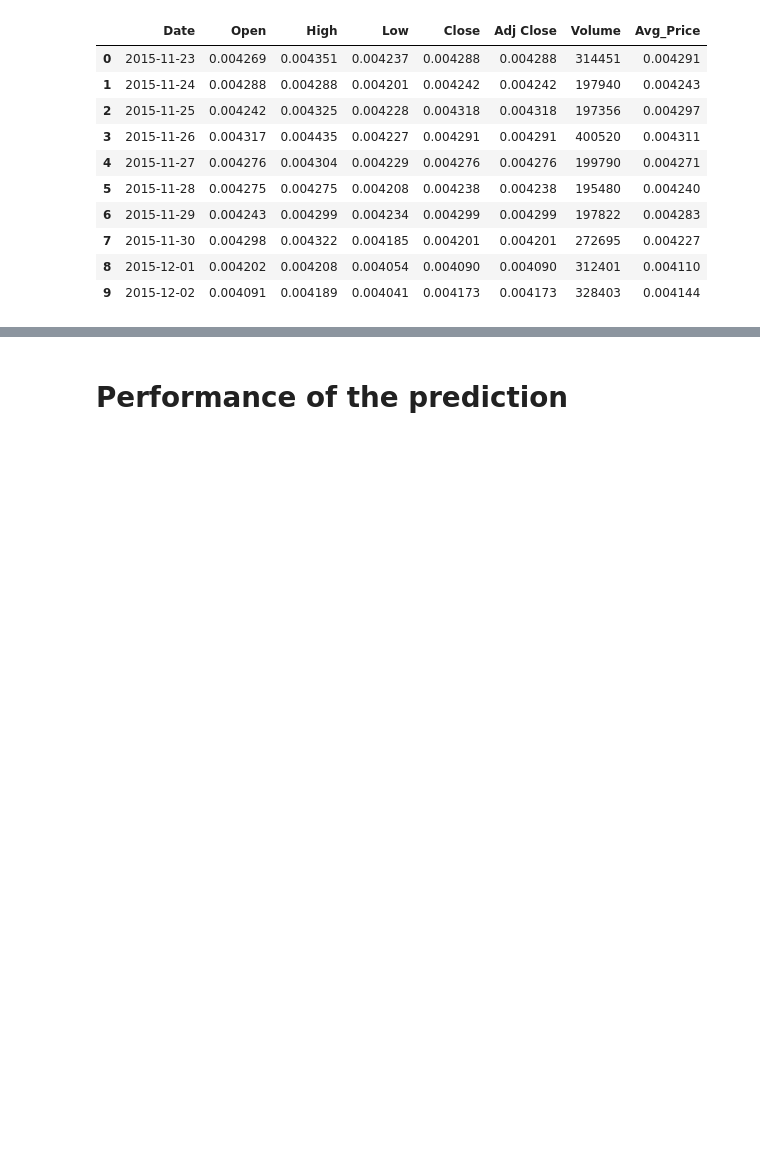
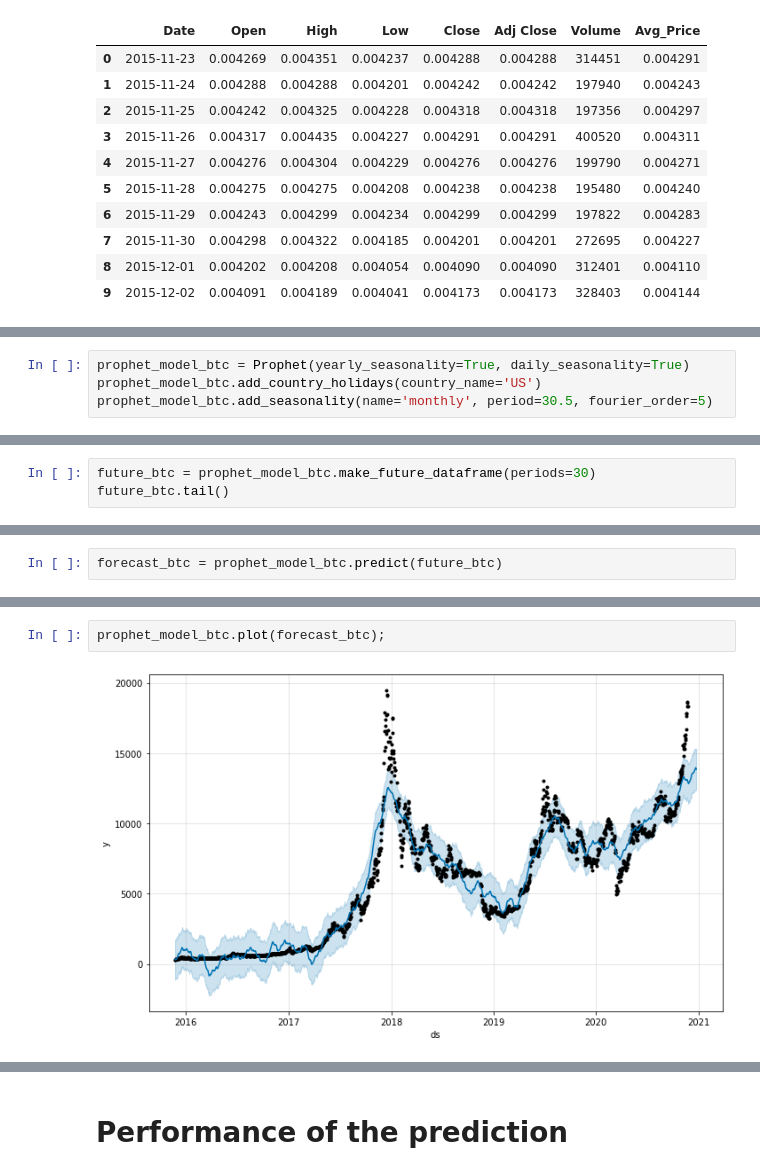
Before and after one commit to MohammedAamerHussain/Crypto-Portfolio-optimization, a Jupyter notebook: Aamer Hussain Crypto RNN LSTM.ipynb, the cells around one changed output, grey strips where cells are left out. Saved outputs shown, nothing was run; the diff lists cells and outputs as text; blank space fills up the shorter version.

```diff
--- a/Aamer Hussain Crypto RNN LSTM.ipynb
+++ b/Aamer Hussain Crypto RNN LSTM.ipynb
@@ -294,0 +361,4 @@ forcast[['ds', 'yhat', 'yhat_lower', 'yhat_upper']].tail()
+# %%
+prophet_model_btc = Prophet(yearly_seasonality=True, daily_seasonality=True)
+prophet_model_btc.add_country_holidays(country_name='US')
+prophet_model_btc.add_seasonality(name='monthly', period=30.5, fourier_order=5)
@@ -294,0 +403,3 @@ forcast[['ds', 'yhat', 'yhat_lower', 'yhat_upper']].tail()
+# %%
+future_btc = prophet_model_btc.make_future_dataframe(periods=30)
+future_btc.tail()
@@ -294,0 +421,2 @@ forcast[['ds', 'yhat', 'yhat_lower', 'yhat_upper']].tail()
+# %%
+forecast_btc = prophet_model_btc.predict(future_btc)
@@ -294,0 +433,4 @@ forcast[['ds', 'yhat', 'yhat_lower', 'yhat_upper']].tail()
+# %%
+prophet_model_btc.plot(forecast_btc);
+# %% [output]
+[figure, added]
```
Also changed, not shown: parts of 139 cells of this notebook.
